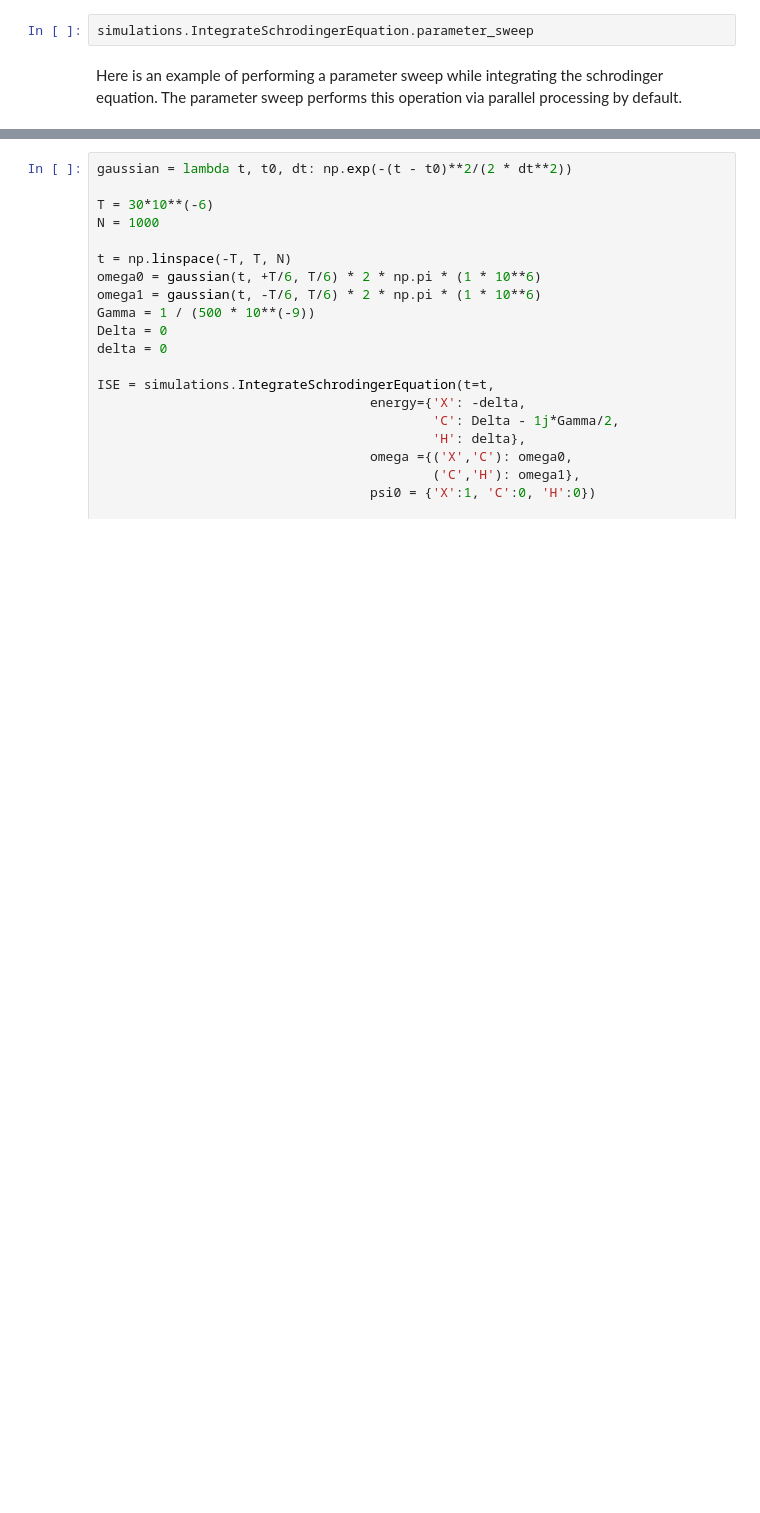
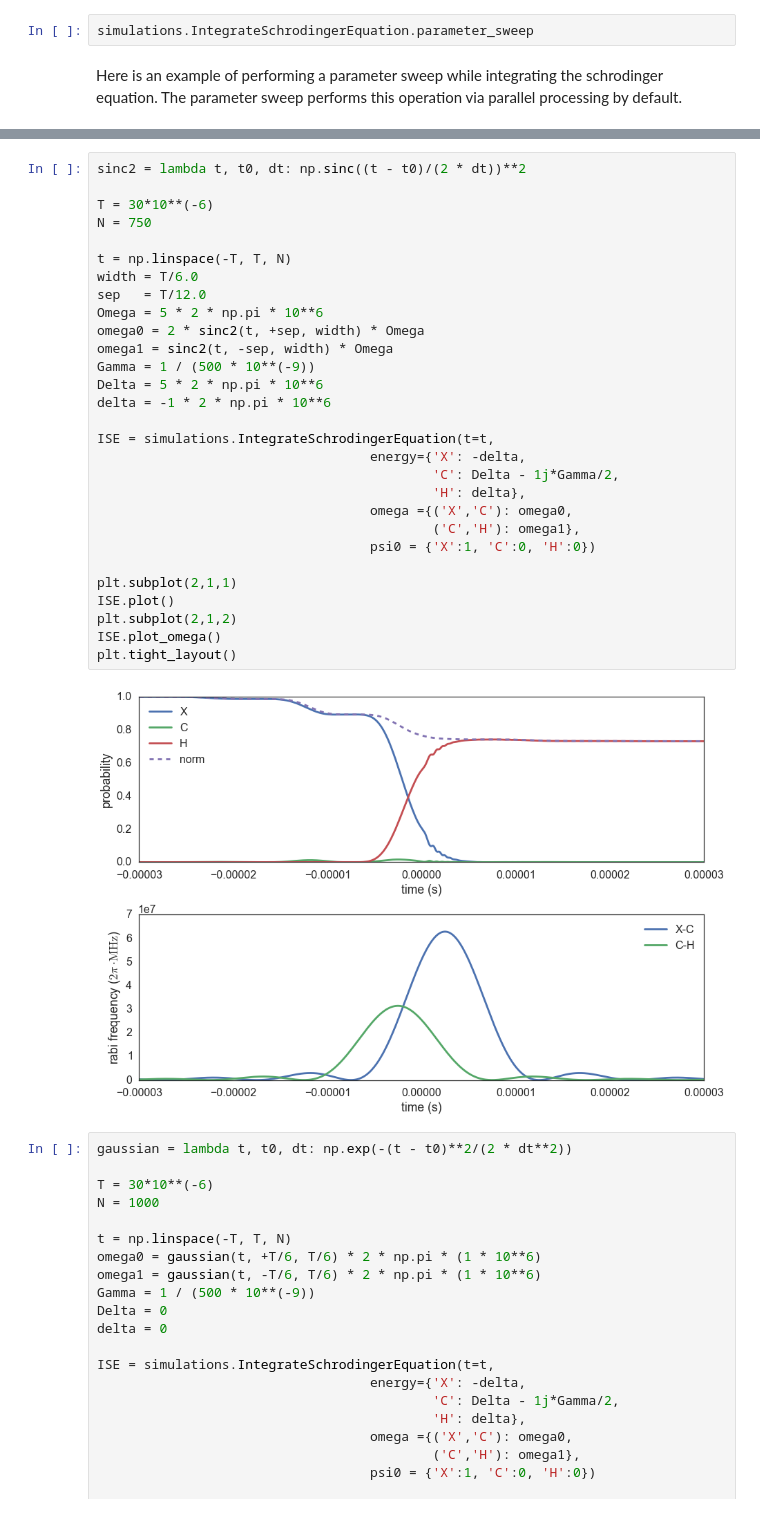
Before and after one commit to b-r-oleary/acme, a Jupyter notebook: Simulations/Schrodinger Equation Integration.ipynb, the cells around one changed output, grey strips where cells are left out. Saved outputs shown, nothing was run; the diff lists cells and outputs as text; blank space fills up the shorter version.

```diff
--- a/Simulations/Schrodinger Equation Integration.ipynb
+++ b/Simulations/Schrodinger Equation Integration.ipynb
@@ -191,3 +300,34 @@ plt.plot(delta, ISE.output_results)
+# %%
+sinc2 = lambda t, t0, dt: np.sinc((t - t0)/(2 * dt))**2
+
+T = 30*10**(-6)
+N = 750
+
+t = np.linspace(-T, T, N)
+width = T/6.0
+sep   = T/12.0
+Omega = 5 * 2 * np.pi * 10**6
+omega0 = 2 * sinc2(t, +sep, width) * Omega
+omega1 = sinc2(t, -sep, width) * Omega
+Gamma = 1 / (500 * 10**(-9))
+Delta = 5 * 2 * np.pi * 10**6
+delta = -1 * 2 * np.pi * 10**6
+
+ISE = simulations.IntegrateSchrodingerEquation(t=t,
+                                   energy={'X': -delta,
+                                           'C': Delta - 1j*Gamma/2,
+                                           'H': delta},
+                                   omega ={('X','C'): omega0,
+                                           ('C','H'): omega1},
+                                   psi0 = {'X':1, 'C':0, 'H':0})
+
+plt.subplot(2,1,1)
+ISE.plot()
+plt.subplot(2,1,2)
+ISE.plot_omega()
+plt.tight_layout()
+# %% [output]
+[figure, added]
 # %%
 gaussian = lambda t, t0, dt: np.exp(-(t - t0)**2/(2 * dt**2))
 
```
Also changed, not shown: parts of 6 cells of this notebook, 26 other files.
